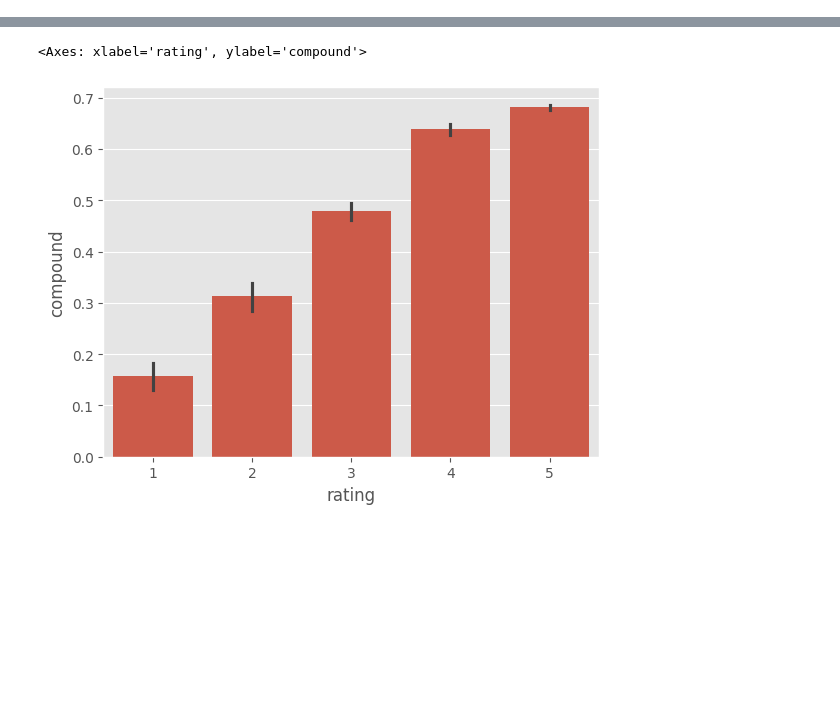
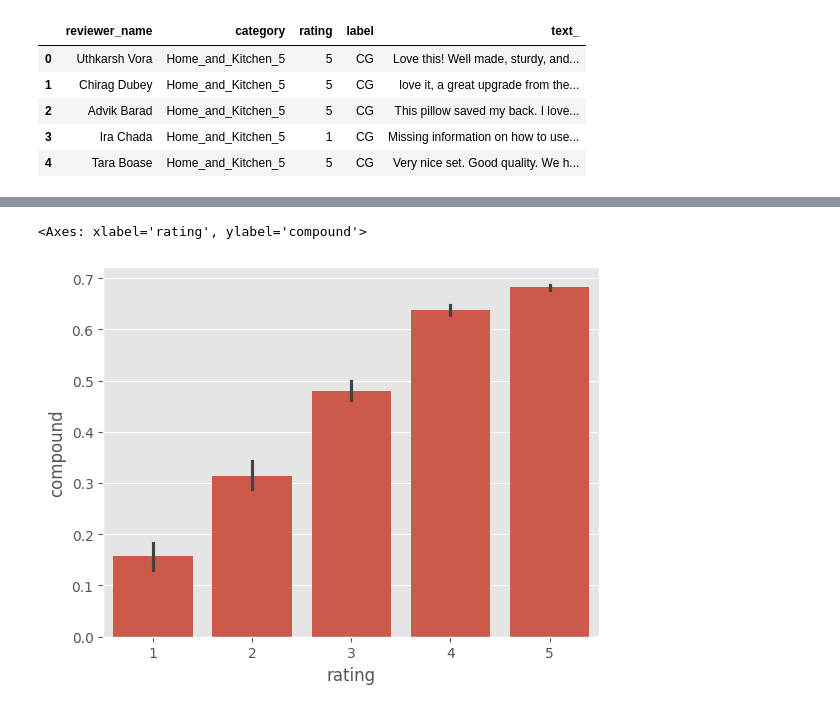
Before and after one commit to Pritam04Mandal/TrueView, a Jupyter notebook: sentimentanalysis.ipynb, the cells around one changed output, grey strips where cells are left out. Cells and saved outputs as stored; diff of their text form; code cells hidden in the pictures; blank space fills up the shorter version.

```diff
--- a/sentimentanalysis.ipynb
+++ b/sentimentanalysis.ipynb
@@ -1,3 +10,15 @@
+# %%
+# Read the dataset
+filePath = './fake reviews dataset udated.csv'
+df = pd.read_csv(filePath)
+df.head()
+# %% [output]
+|  | reviewer_name | category | rating | label | text_ |
+| 0 | Uthkarsh Vora | Home_and_Kitchen_5 | 5 | CG | Love this! Well made, sturdy, and... |
+| 1 | Chirag Dubey | Home_and_Kitchen_5 | 5 | CG | love it, a great upgrade from the... |
+| 2 | Advik Barad | Home_and_Kitchen_5 | 5 | CG | This pillow saved my back. I love... |
+| 3 | Ira Chada | Home_and_Kitchen_5 | 1 | CG | Missing information on how to use... |
+| 4 | Tara Boase | Home_and_Kitchen_5 | 5 | CG | Very nice set. Good quality. We h... |
 # %%
 from nltk.sentiment import SentimentIntensityAnalyzer
 from tqdm.notebook import tqdm
```
Also changed, not shown: parts of 2 cells of this notebook.
